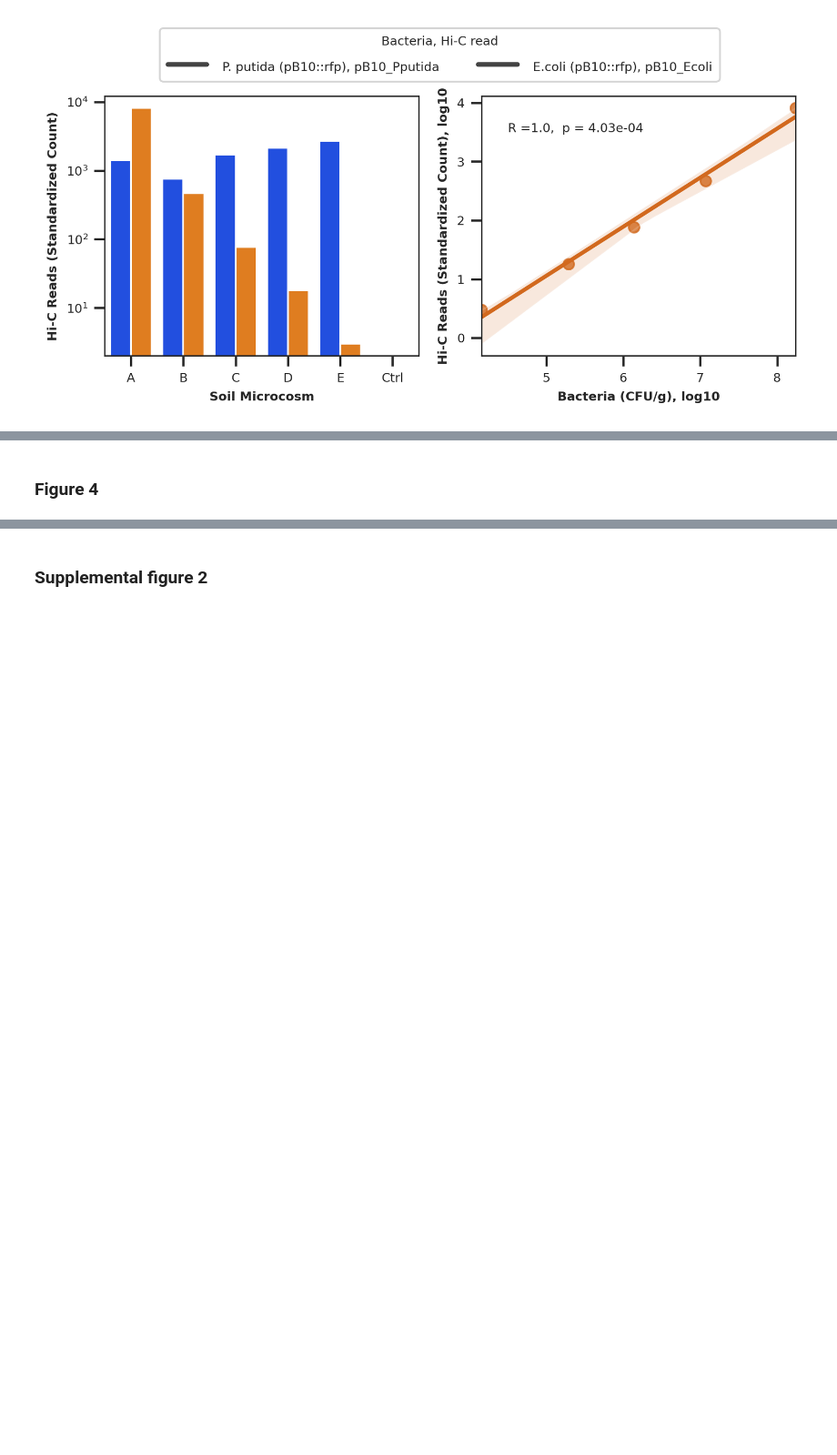
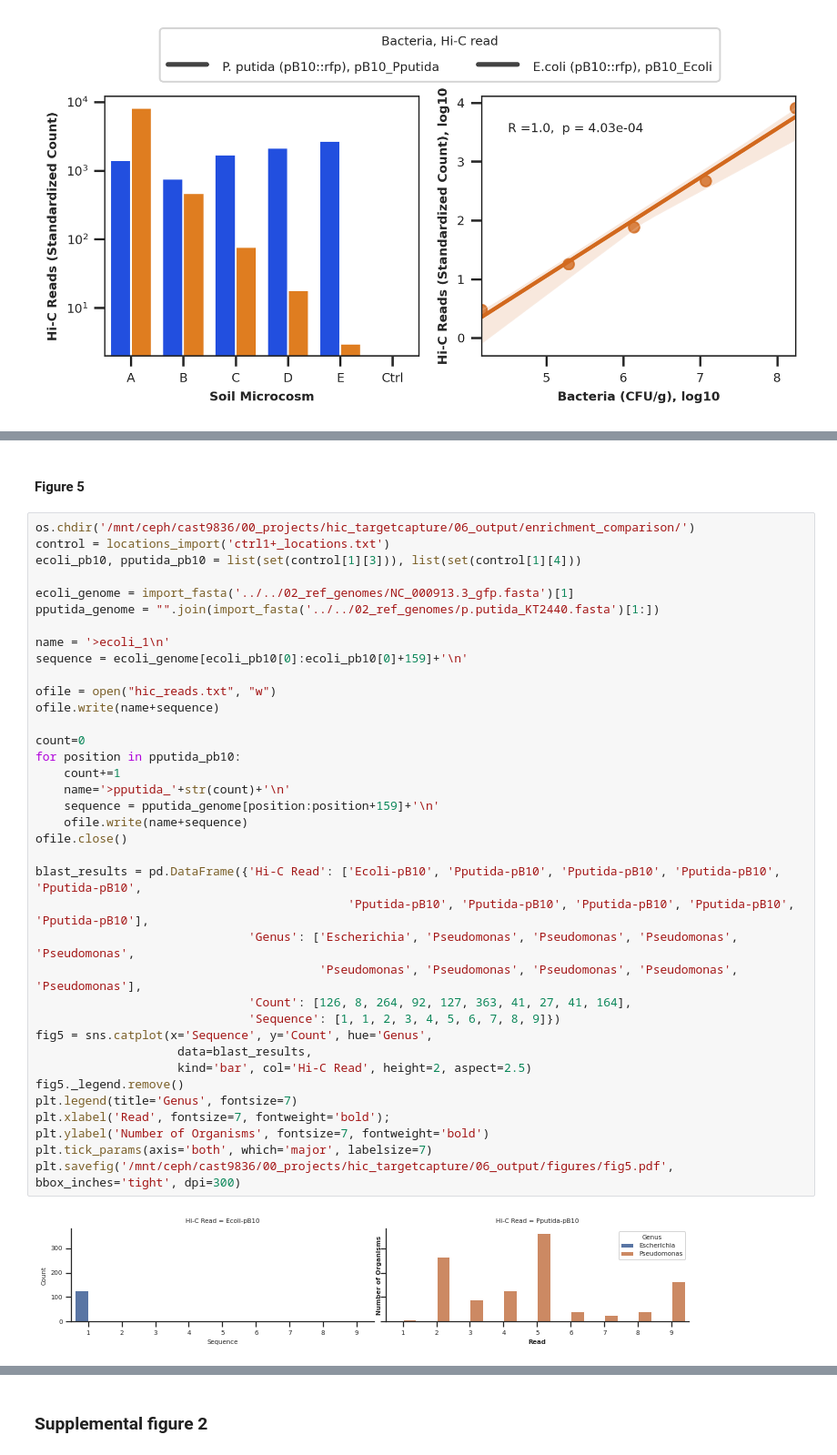
Before and after one commit to scastanedabarba/hic_targetcapture, a Jupyter notebook: data_visualization.ipynb, the cells around one changed output, grey strips where cells are left out. Shown at 91% size. Drawn from its saved outputs; the diff is of its cells as text; blank space fills up the shorter version.

```diff
--- a/data_visualization.ipynb
+++ b/data_visualization.ipynb
@@ -246,2 +274,41 @@ plot_coverage('ctrl1+_plasmid_coverage.csv', ax7, ax8, ax9, 'on')
 # %% [markdown]
-### Figure 4
+#### Figure 5
+# %%
+os.chdir('/mnt/ceph/cast9836/00_projects/hic_targetcapture/06_output/enrichment_comparison/')
+control = locations_import('ctrl1+_locations.txt')
+ecoli_pb10, pputida_pb10 = list(set(control[1][3])), list(set(control[1][4]))
+
+ecoli_genome = import_fasta('../../02_ref_genomes/NC_000913.3_gfp.fasta')[1]
+pputida_genome = "".join(import_fasta('../../02_ref_genomes/p.putida_KT2440.fasta')[1:])
+
+name = '>ecoli_1\n'
+sequence = ecoli_genome[ecoli_pb10[0]:ecoli_pb10[0]+159]+'\n'
+
+ofile = open("hic_reads.txt", "w")
+ofile.write(name+sequence)
+
+count=0
+for position in pputida_pb10:
+    count+=1
+    name='>pputida_'+str(count)+'\n'
+    sequence = pputida_genome[position:position+159]+'\n'
+    ofile.write(name+sequence)
+ofile.close()
+
+blast_results = pd.DataFrame({'Hi-C Read': ['Ecoli-pB10', 'Pputida-pB10', 'Pputida-pB10', 'Pputida-pB10', 'Pputida-pB10',
+                                            'Pputida-pB10', 'Pputida-pB10', 'Pputida-pB10', 'Pputida-pB10', 'Pputida-pB10'],
+                              'Genus': ['Escherichia', 'Pseudomonas', 'Pseudomonas', 'Pseudomonas', 'Pseudomonas',
+                                        'Pseudomonas', 'Pseudomonas', 'Pseudomonas', 'Pseudomonas', 'Pseudomonas'],
+                              'Count': [126, 8, 264, 92, 127, 363, 41, 27, 41, 164],
+                              'Sequence': [1, 1, 2, 3, 4, 5, 6, 7, 8, 9]})
+fig5 = sns.catplot(x='Sequence', y='Count', hue='Genus',
+                    data=blast_results,
+                    kind='bar', col='Hi-C Read', height=2, aspect=2.5)
+fig5._legend.remove()
+plt.legend(title='Genus', fontsize=7)
+plt.xlabel('Read', fontsize=7, fontweight='bold');
+plt.ylabel('Number of Organisms', fontsize=7, fontweight='bold')
+plt.tick_params(axis='both', which='major', labelsize=7)
+plt.savefig('/mnt/ceph/cast9836/00_projects/hic_targetcapture/06_output/figures/fig5.pdf', bbox_inches='tight', dpi=300)
+# %% [output]
+[figure, added]
```
Also changed, not shown: parts of 22 cells of this notebook, 4 other files.
